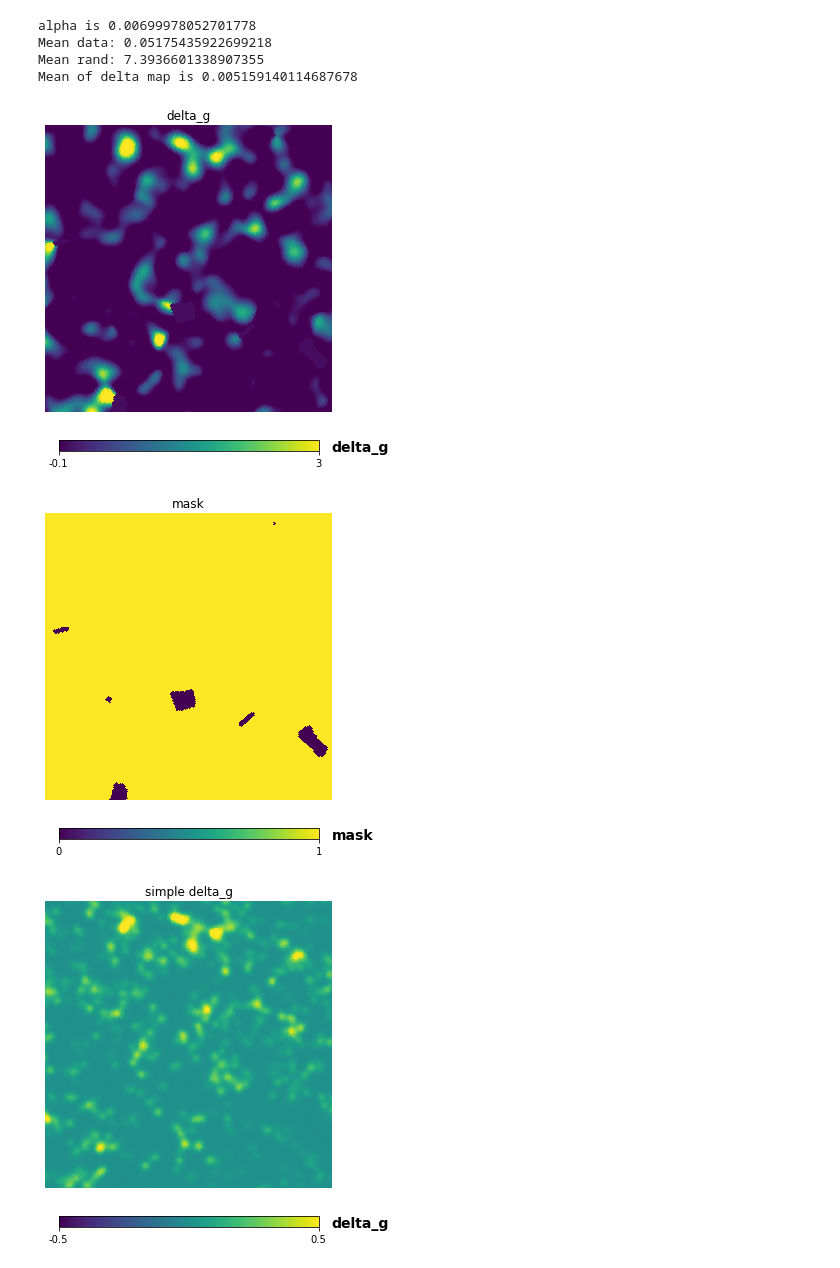
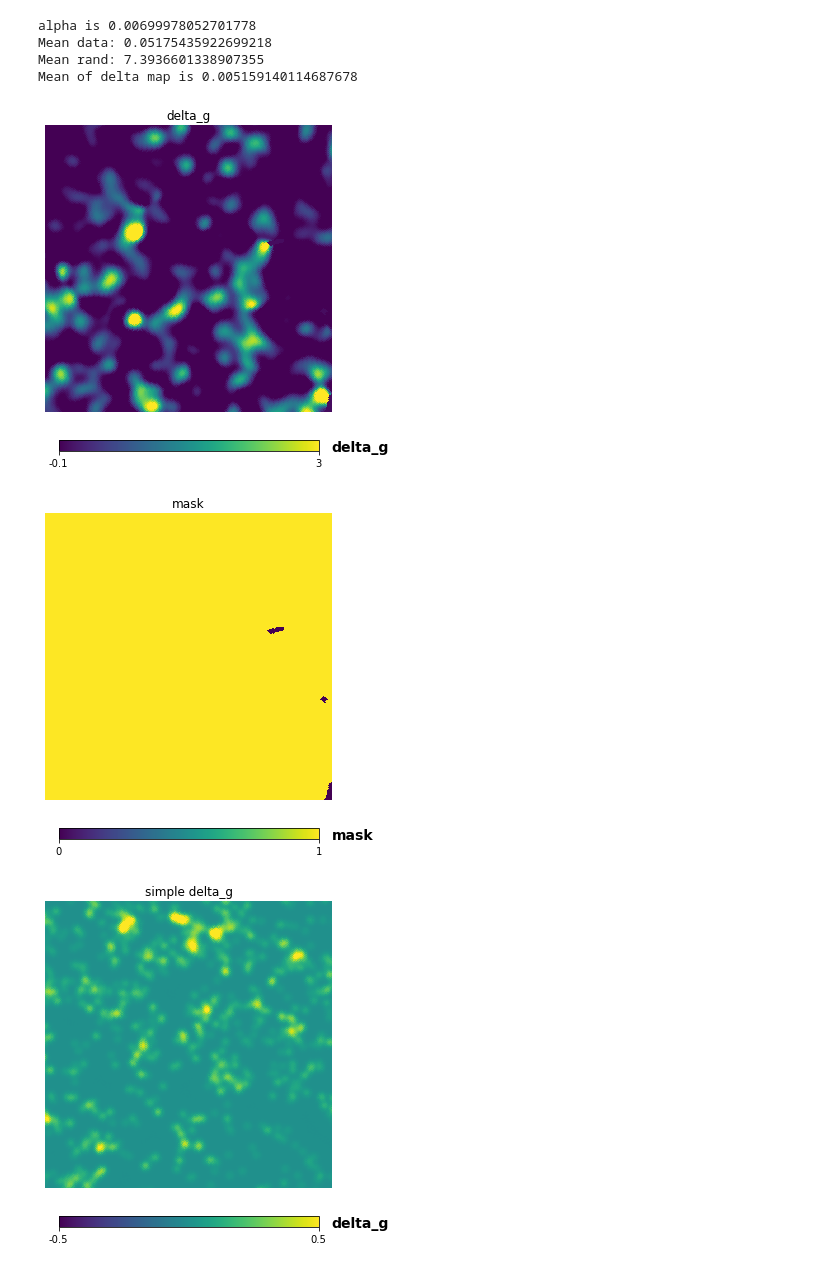
Before and after one commit to marlena6/oriented_superclustering, a Jupyter notebook: notebooks/development/test_orient_pipeline.ipynb, the cells around one changed output. Cells and saved outputs as stored; diff of their text form; code cells hidden in the pictures.

```diff
--- a/notebooks/development/test_orient_pipeline.ipynb
+++ b/notebooks/development/test_orient_pipeline.ipynb
@@ -69,13 +69,13 @@ Mean data: 0.05175435922699218
 Mean rand: 7.3936601338907355
 Mean of delta map is 0.005159140114687678
 # %%
-ra_range = [0,20]
+ra_range = [15,35]
 dec_range = [-10,10]
 deltag_cartmap = hp.cartview(deltag, title="delta_g", unit="delta_g", min=-.1, max=3, lonra=ra_range, latra=dec_range, return_projected_map=True)
 mask_cartmap = hp.cartview(mask, title="mask", unit="mask", min=0, max=1, lonra=ra_range, latra=dec_range, return_projected_map=True)
 # %% [output]
-[figure, old version]
+[figure, new version]
-[figure, old version]
+[figure, new version]
 # %%
 # compare to a simple map
 deltamap_2 = np.zeros(hp.nside2npix(nside))
```
Also changed, not shown: parts of 28 cells of this notebook, 3 other files.
